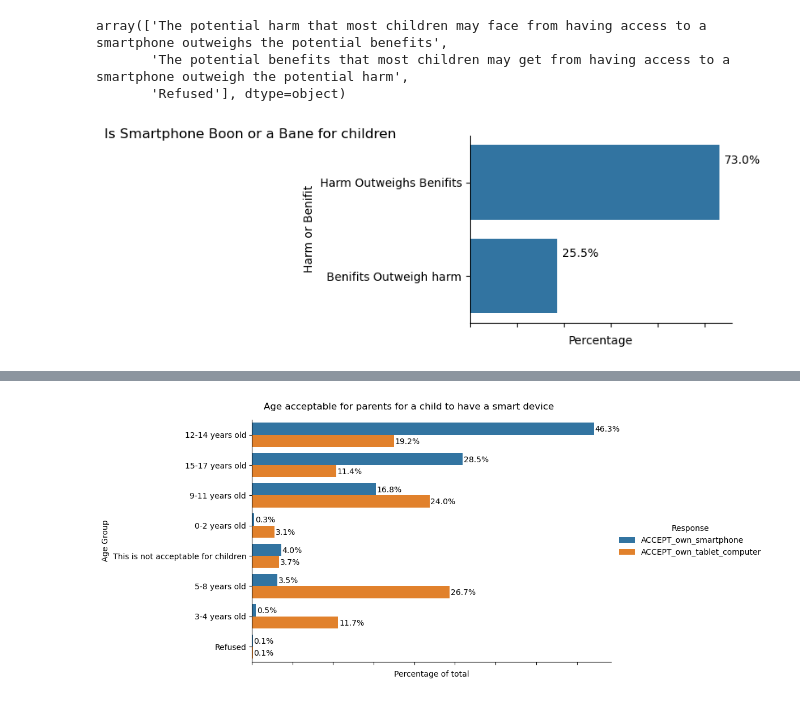
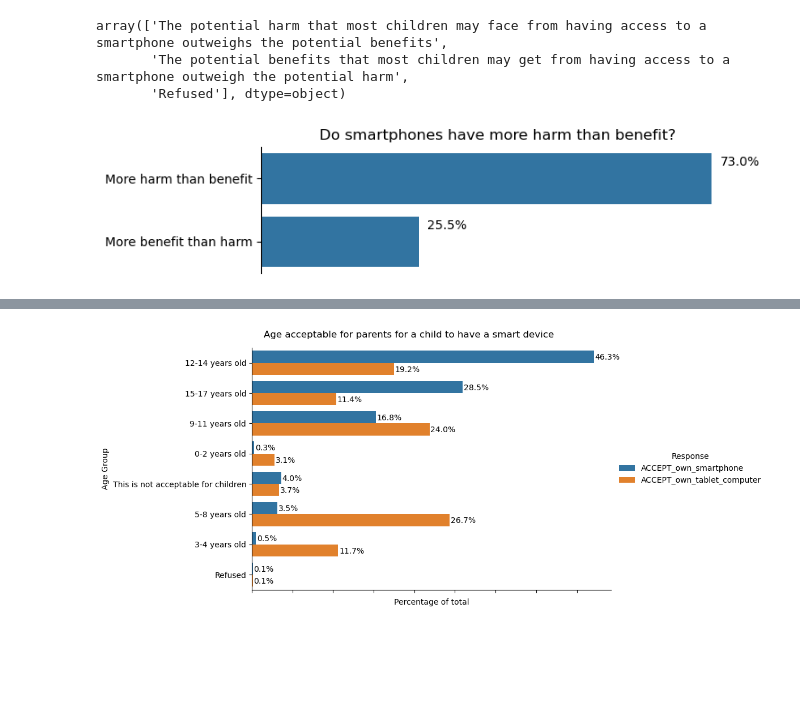
Before and after one commit to tyz-sd/Parenting-children-in-the-age-of-screens, a Jupyter notebook: Initial_visualizations.ipynb, the cells around one changed output, grey strips where cells are left out. Drawn from its saved outputs; the diff is of its cells as text; code cells hidden in the pictures; blank space fills up the shorter version.

```diff
--- a/Initial_visualizations.ipynb
+++ b/Initial_visualizations.ipynb
@@ -41,6 +41,7 @@ plt.show()
 # %% [output]
 [figure]
 # %%
-map_age_to_age_groups={'0':'0-2','1':'0-2','2':'0-2','3':'3-5','4':'3-5','5':'3-5','6':'6-11','7':'6-11','8':'6-11','9':'6-11','10':'6-11','11':'6-11'}
+#map_age_to_age_groups={'0':'0-2','1':'0-2','2':'0-2','3':'3-5','4':'3-5','5':'3-5','6':'6-11','7':'6-11','8':'6-11','9':'6-11','10':'6-11','11':'6-11'}
+map_age_to_age_groups={'0':'0-2','1':'0-2','2':'0-2','3':'3-5','4':'3-5','5':'3-5','6':'6-8','7':'6-8','8':'6-8','9':'9-11','10':'9-11','11':'9-11'}
 data['Child_age_groups']=data['Child_age_0_11'].map(map_age_to_age_groups)
 # %%
@@ -118,9 +129,15 @@ array(['The potential harm that most children may face from having access to a s
        'The potential benefits that most children may get from having access to a smartphone outweigh the potential harm',
        'Refused'], dtype=object)
 # %%
-g3=sns.catplot(data=data,y='Harm_vs_benifits',kind='count',order=['The potential harm that most children may face from having access to a smartphone outweighs the potential benefits','The potential benefits that most children may get from having access to a smartphone outweigh the potential harm'],aspect=4,height=3)
-g3.fig.suptitle('Is Smartphone Boon or a Bane for children')
-g3.set(ylabel='Harm or Benifit',xlabel='Percentage',xticklabels='',yticklabels=['Harm Outweighs Benifits','Benifits Outweigh harm'])
+#sns.set_theme(style='white')
+#sns.set_style(rc = {'axes.facecolor': '#BFDBFE'})
+g3=sns.catplot(data=data,y='Harm_vs_benifits',kind='count',order=['The potential harm that most children may face from having access to a smartphone outweighs the potential benefits','The potential benefits that most children may get from having access to a smartphone outweigh the potential harm'],aspect=3,height=2)
+#g3.fig.suptitle('Is Smartphone Boon or a Bane for children')
+# ylabel='Harm or Benifit',
+g3.set(xlabel='',xticklabels='',yticklabels=['More harm than benefit','More benefit than harm'],ylabel='',title='Do smartphones have more harm than benefit?')
+g3.tick_params(bottom=False)
+g3.despine(bottom=True)
 add_percentage_labels_for_advice(g3,'Harm_vs_benifits', plt.gca(),len(data))
+#plt.savefig('Harm_vs_benifits.jpg',transparent=True)
 # %% [output]
-[figure, old version]
+[figure, new version]
```
Also changed, not shown: parts of 7 cells of this notebook, 4 other files.
